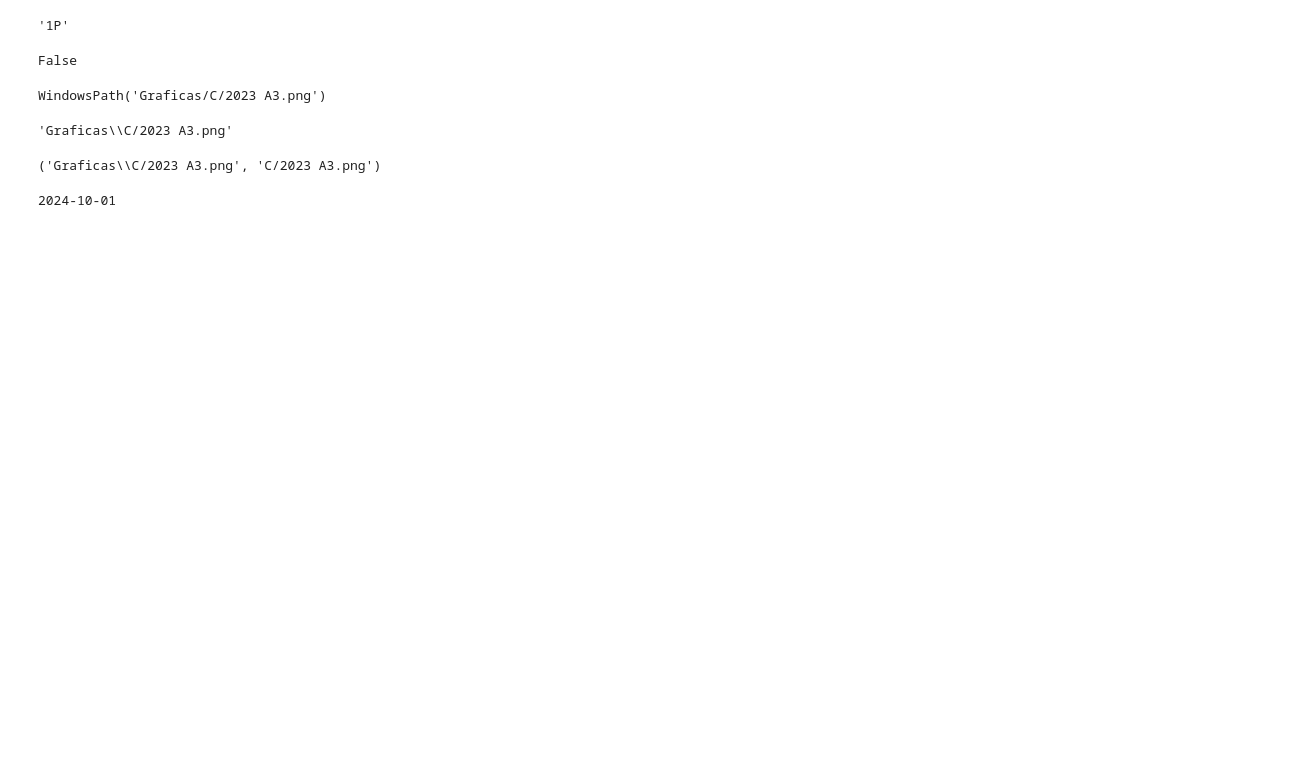
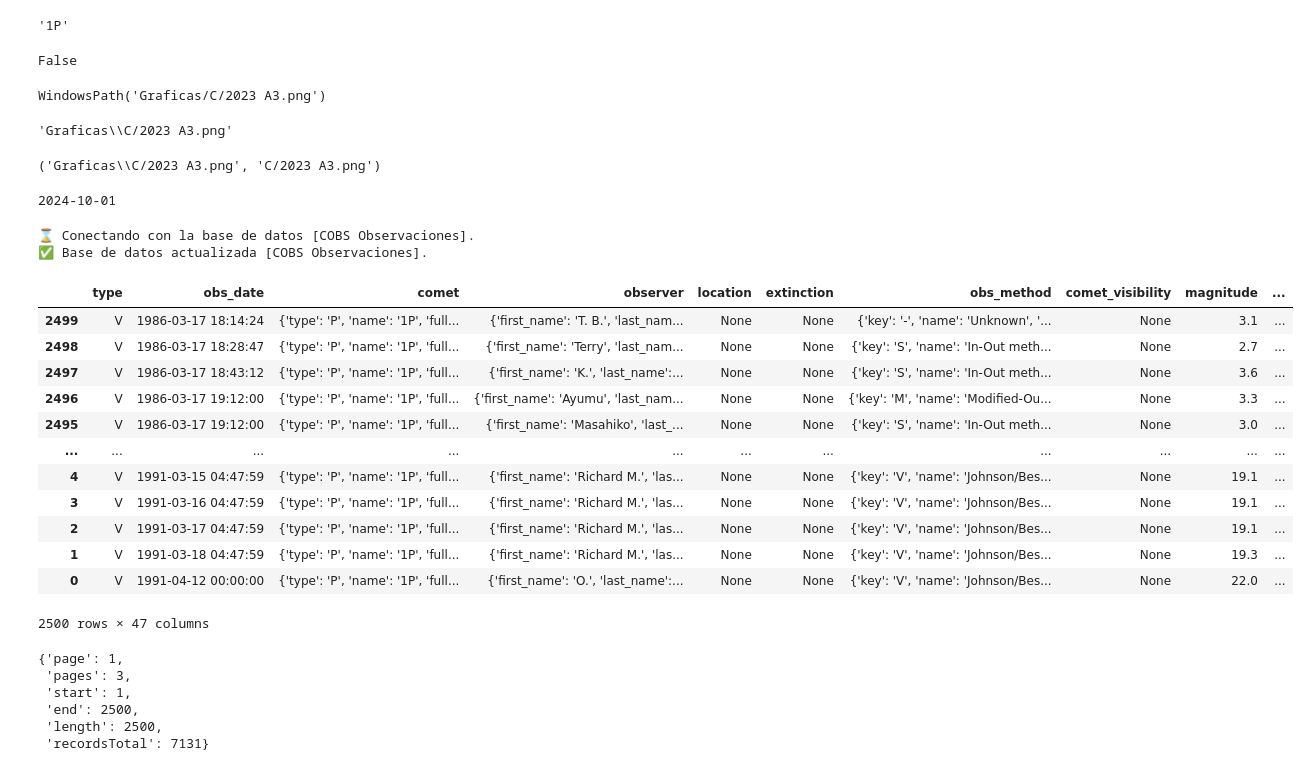
Before and after one commit to sperezp23/Analizador_de_cometas_COLAB, a Jupyter notebook: Ensayos/Lista_Cometas_Cobs.ipynb, the cells around one changed output. Cells and saved outputs as stored; diff of their text form; code cells hidden in the pictures; blank space fills up the shorter version.

```diff
--- a/Ensayos/Lista_Cometas_Cobs.ipynb
+++ b/Ensayos/Lista_Cometas_Cobs.ipynb
@@ -108,3 +108,47 @@ from datetime import date
 print(date.today())
 # %% [output]
 2024-10-01
+# %%
+try:
+    fecha_inicial = ''
+    nombre_cometa = '1P'
+    Link_cops_API = f'https://cobs.si/api/obs_list.api?des={nombre_cometa}&format=json&from_date={fecha_inicial}&exclude_faint=False&exclude_not_accurate=False'
+
+    if True:
+        print(f'\n⌛ Conectando con la base de datos [COBS Observaciones].')
+        response = requests.get(Link_cops_API)
+
+        if response.status_code == 200:
+            content = response.json()
+            print('✅ Base de datos actualizada [COBS Observaciones].')
+
+except:
+    print(f'🛑 Se presentó un error al cargar la base de datos.\nError: {response.status_code}\n{response.content}')
+# %% [output]
+⌛ Conectando con la base de datos [COBS Observaciones].
+✅ Base de datos actualizada [COBS Observaciones].
+# %%
+pd.DataFrame(content['objects']).sort_values(by='obs_date')
+# %% [output]
+|  | type | obs_date | comet | observer | location | extinction | obs_method | comet_visibility | magnitude | ... |
+| 2499 | V | 1986-03-17 18:14:24 | {'type': 'P', 'name': '1P', 'full... | {'first_name': 'T. B.', 'last_nam... | None | None | {'key': '-', 'name': 'Unknown', '... | None | 3.1 | ... |
+| 2498 | V | 1986-03-17 18:28:47 | {'type': 'P', 'name': '1P', 'full... | {'first_name': 'Terry', 'last_nam... | None | None | {'key': 'S', 'name': 'In-Out meth... | None | 2.7 | ... |
+| 2497 | V | 1986-03-17 18:43:12 | {'type': 'P', 'name': '1P', 'full... | {'first_name': 'K.', 'last_name':... | None | None | {'key': 'S', 'name': 'In-Out meth... | None | 3.6 | ... |
+| 2496 | V | 1986-03-17 19:12:00 | {'type': 'P', 'name': '1P', 'full... | {'first_name': 'Ayumu', 'last_nam... | None | None | {'key': 'M', 'name': 'Modified-Ou... | None | 3.3 | ... |
+| 2495 | V | 1986-03-17 19:12:00 | {'type': 'P', 'name': '1P', 'full... | {'first_name': 'Masahiko', 'last_... | None | None | {'key': 'S', 'name': 'In-Out meth... | None | 3.0 | ... |
+| ... | ... | ... | ... | ... | ... | ... | ... | ... | ... | ... |
+| 4 | V | 1991-03-15 04:47:59 | {'type': 'P', 'name': '1P', 'full... | {'first_name': 'Richard M.', 'las... | None | None | {'key': 'V', 'name': 'Johnson/Bes... | None | 19.1 | ... |
+| 3 | V | 1991-03-16 04:47:59 | {'type': 'P', 'name': '1P', 'full... | {'first_name': 'Richard M.', 'las... | None | None | {'key': 'V', 'name': 'Johnson/Bes... | None | 19.1 | ... |
+| 2 | V | 1991-03-17 04:47:59 | {'type': 'P', 'name': '1P', 'full... | {'first_name': 'Richard M.', 'las... | None | None | {'key': 'V', 'name': 'Johnson/Bes... | None | 19.1 | ... |
+| 1 | V | 1991-03-18 04:47:59 | {'type': 'P', 'name': '1P', 'full... | {'first_name': 'Richard M.', 'las... | None | None | {'key': 'V', 'name': 'Johnson/Bes... | None | 19.3 | ... |
+| 0 | V | 1991-04-12 00:00:00 | {'type': 'P', 'name': '1P', 'full... | {'first_name': 'O.', 'last_name':... | None | None | {'key': 'V', 'name': 'Johnson/Bes... | None | 22.0 | ... |
+2500 rows × 47 columns
+# %%
+content['info']
+# %% [output]
+{'page': 1,
+ 'pages': 3,
+ 'start': 1,
+ 'end': 2500,
+ 'length': 2500,
+ 'recordsTotal': 7131}
```
Also changed, not shown: 1 other file.
